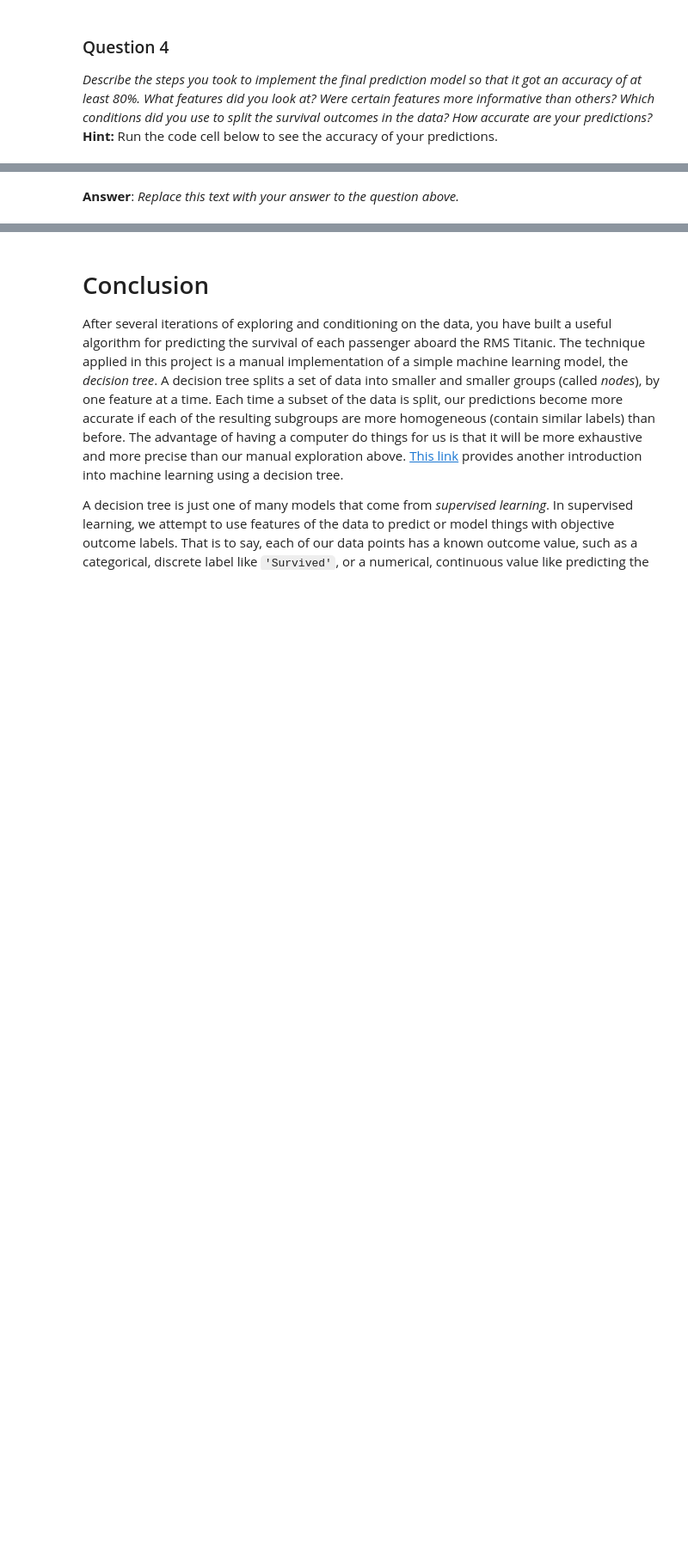
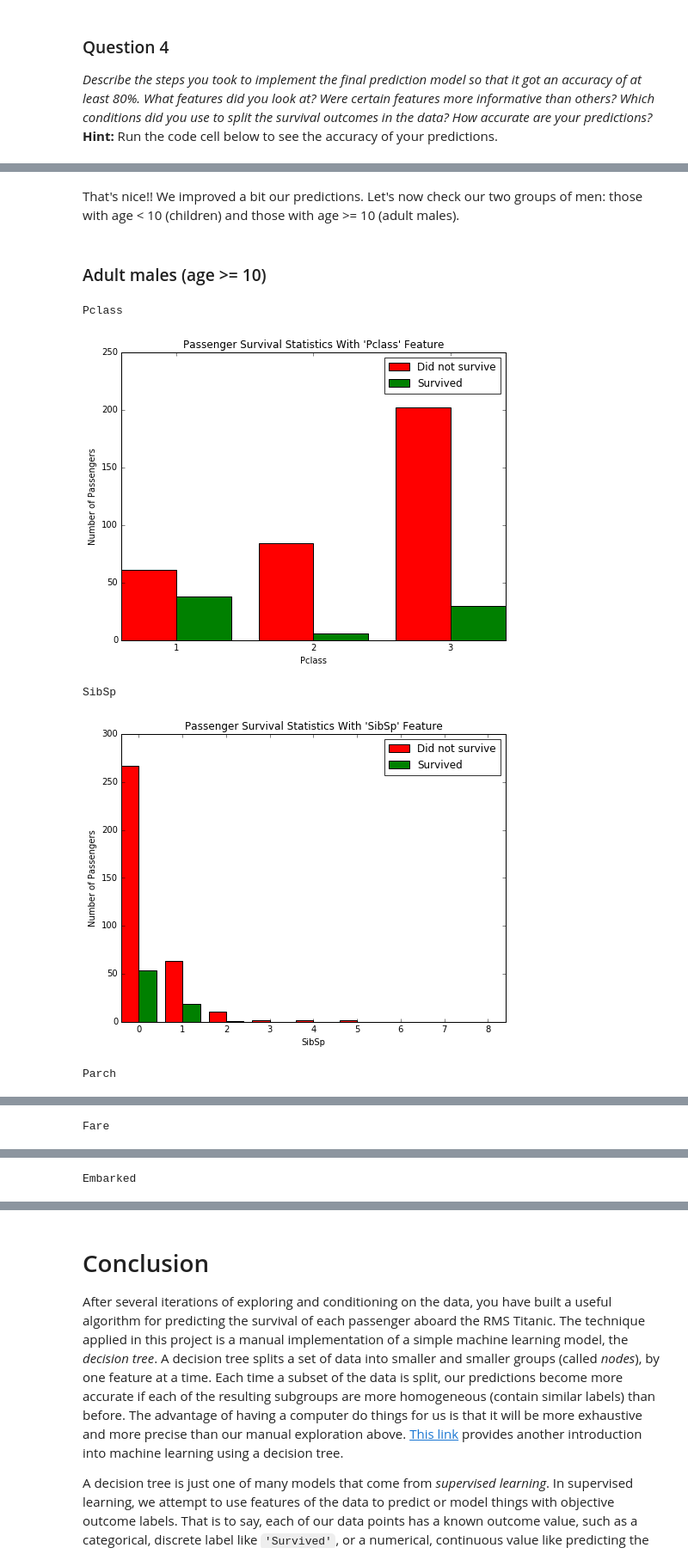
Before and after one commit to alvaroabascar/ml-course, a Jupyter notebook: titanic_survival_exploration.ipynb, the cells around one changed output, grey strips where cells are left out. Shown: that part at 86% size. Saved outputs shown, nothing was run; the diff lists cells and outputs as text; code cells hidden in the pictures; blank space fills up the shorter version.

```diff
--- a/titanic_survival_exploration.ipynb
+++ b/titanic_survival_exploration.ipynb
@@ -282,2 +317,14 @@ Predictions have an accuracy of 81.14%.
-# %% [markdown]
-**Answer**: *Replace this text with your answer to the question above.*
+# %% [markdown]
+That's nice!! We improved a bit our predictions. Let's now check our two groups of men: those with age < 10 (children) and those with age >= 10 (adult males).
+# %% [markdown]
+### Adult males (age >= 10)
+# %%
+for variable in ['Pclass', 'SibSp', 'Parch', 'Fare', 'Embarked']:
+    print(variable)
+    survival_stats(data, outcomes, variable, ['Sex == male', 'Age >= 10'])
+# %% [output]
+Pclass
+[figure, added]
+SibSp
+[figure, added]
+Parch
@@ -283,0 +332 @@ Predictions have an accuracy of 81.14%.
+Fare
@@ -283,0 +334 @@ Predictions have an accuracy of 81.14%.
+Embarked
```
Also changed, not shown: parts of 22 cells of this notebook, 1 other file.
